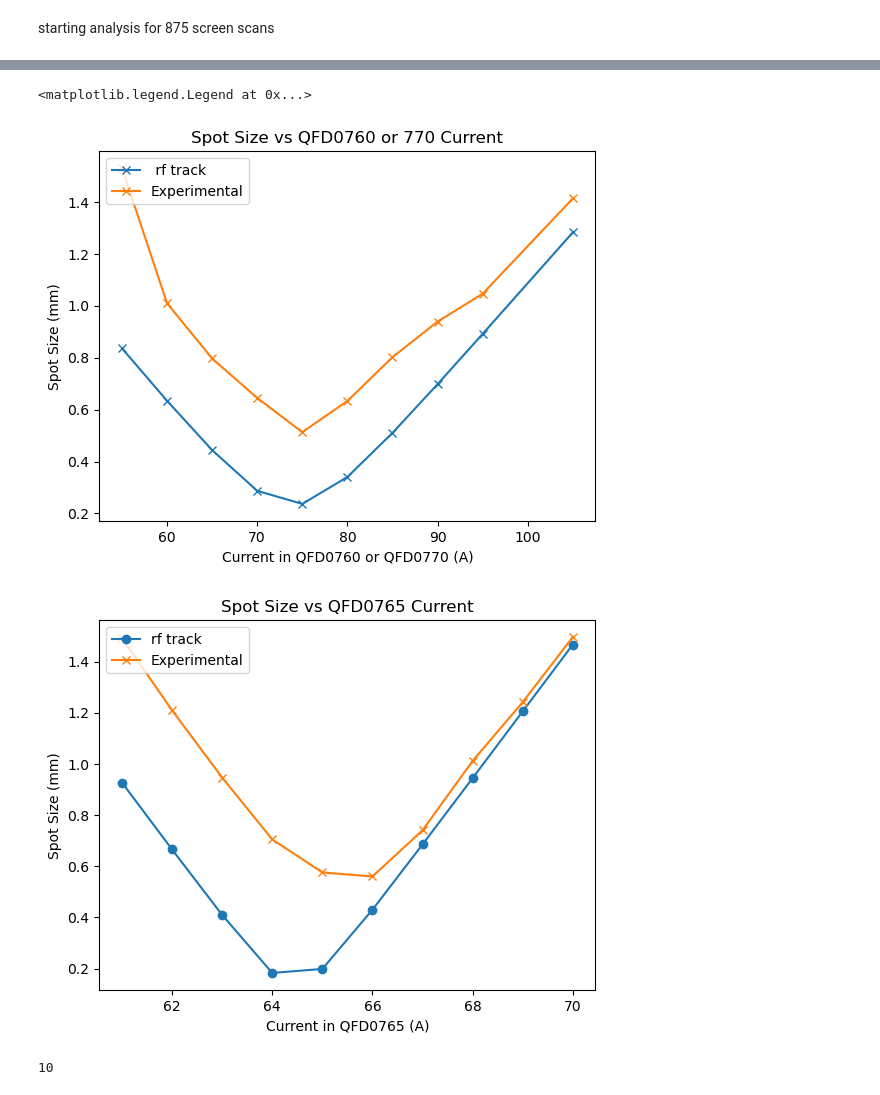
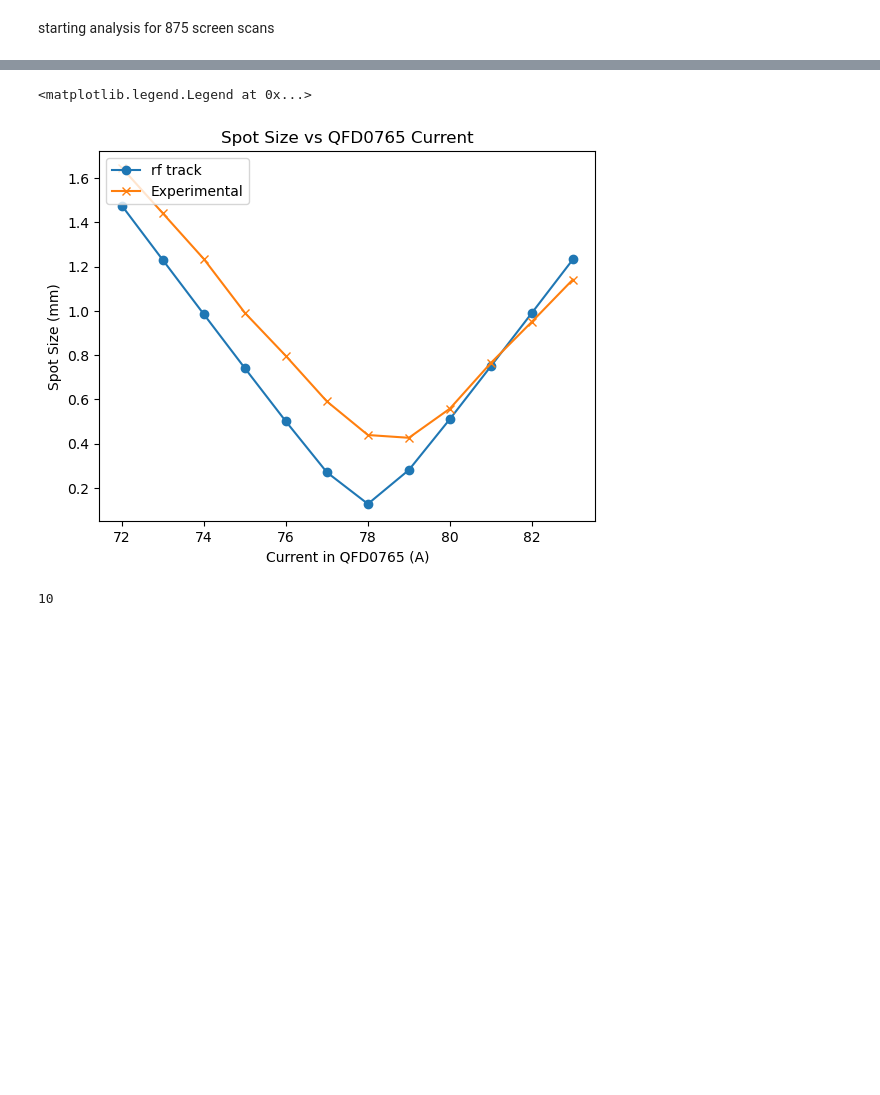
Before and after one commit to sabrinawaa/DPhil_Project, a Jupyter notebook: fake_quad_scan_CLEAR.ipynb, the cells around one changed output, grey strips where cells are left out. Cells and saved outputs as stored; diff of their text form; code cells hidden in the pictures; blank space fills up the shorter version.

```diff
--- a/fake_quad_scan_CLEAR.ipynb
+++ b/fake_quad_scan_CLEAR.ipynb
@@ -169,8 +133,8 @@ for magnet, i in [(770, df_7670), (765, df_765)]:
 # %% [markdown]
 starting analysis for 875 screen scans
 # %%
-csv_path = "/Users/sabrinawang/Desktop/DPhil_Project/CLEAR_experiments/May2026/quad_scan875_large_new.csv"
-energy = 199.2#MeV
+csv_path = "/Users/sabrinawang/Desktop/DPhil_Project/CLEAR_experiments/Aug2026/quad_scan875_large_new.csv"
+energy = 193.4#MeV
 df_875 = pd.read_csv(csv_path)
 df_875
 # %% [output]
@@ -435,7 +335,7 @@ fit
 from CLEAR_line import get_beamline
 import RF_Track
 start = 'CA.QFD0350' #'CA.ACS0270S_MECH'
-end = 'CA.QFD0760' #'CA.STLINE$END'
+end = 'CA.QDD0765' #'CA.STLINE$END'
 
 Twiss = RF_Track.Bunch6d_twiss()
 
@@ -467,9 +367,25 @@ Twiss.mean_yp = 0.0
 energy = 197.3
 quad_currents = np.array([11, 32, 22, 19, 39.4, 18,54.5,94.3,4])
 
+#twiss 20_08_2026 from 390 quad scan, at 350
+Twiss.beta_x = 12.5        # m
+Twiss.beta_y =  39.3   # m
+Twiss.alpha_x = -1.6
+Twiss.alpha_y = -4
+Twiss.emitt_x = 17.0     # mm.mrad normalised emittance
+Twiss.emitt_y = 27.1
+
+Twiss.beta_x = 12.5        # m
+Twiss.beta_y =  39.3   # m
+Twiss.alpha_x = -1.6
+Twiss.alpha_y = -4
+Twiss.emitt_x = 17.0     # mm.mrad normalised emittance
+Twiss.emitt_y = 27.1
+
+quad_currents = np.array([13, 21.5, 6, 0, 0.2, 0.1, 47.8, 81.9, 42.8, 0, 0])
 
 
-CLEAR_lattice = get_beamline("CLEAR_Beamline_Survey.txt",start, end, energy, quad_currents,include_end = False,Q=-1)
+CLEAR_lattice = get_beamline("../CLEAR_Beamline_Survey.txt",start, end, energy, quad_currents,include_end = False,Q=-1)
 mass = RF_Track.electronmass    # particle mass in MeV/c^2
 population = 10 * RF_Track.nC               # number of particles per bunch
 Q = -1                          # particle charge in e units
@@ -483,7 +399,7 @@ P1 = CLEAR_lattice.track(P0)        # Track the reference particle
 B1 = CLEAR_lattice.track(B0)
 
 
-T = CLEAR_lattice.get_transport_table('%S %emitt_x %beta_x %alpha_x %gamma_x %emitt_y %beta_y %alpha_y %gamma_y')
+T = CLEAR_lattice.get_transport_table('%S %emitt_x %beta_x %alpha_x %emitt_y %beta_y %alpha_y')
 
 R = B1.get_phase_space('%x %xp %y %yp %E %z')
 T[-1]
@@ -561,26 +513,25 @@ sigs at 875 from T: [1.46564026 1.06290188] sig_x from M: 1.4656329286312306 sig
 # %%
-sigx7670_s1_out1 = np.sqrt(sigx7670_s1_out**2 - 0.**2)
+# sigx7670_s1_out1 = np.sqrt(sigx7670_s1_out**2 - 0.**2)
 
-plt.figure()
-plt.plot(current7670_s1_out, spot_sizes_x, 'x-', label=' rf track')
-plt.plot(current7670_s1_out, sigx7670_s1_out1, 'x-', label='Experimental')
-plt.xlabel('Current in QFD0760 or QFD0770 (A)')
-plt.ylabel('Spot Size (mm)')
-plt.title('Spot Size vs QFD0760 or 770 Current')
-plt.legend(loc=2)
+# plt.figure()
+# plt.plot(current7670_s1_out, spot_sizes_x, 'x-', label=' rf track')
+# plt.plot(current7670_s1_out, sigx7670_s1_out1, 'x-', label='Experimental')
+# plt.xlabel('Current in QFD0760 or QFD0770 (A)')
+# plt.ylabel('Spot Size (mm)')
+# plt.title('Spot Size vs QFD0760 or 770 Current')
+# plt.legend(loc=2)
 
 
 plt.figure()
 plt.plot(current765, spot_sizes_y, 'o-', label='rf track')
 plt.plot(current765, sigy765_s1_out, 'x-', label='Experimental')
 plt.xlabel('Current in QFD0765 (A)')
 plt.ylabel('Spot Size (mm)')
 plt.title('Spot Size vs QFD0765 Current')
 plt.legend(loc=2)
 # %% [output]
 <matplotlib.legend.Legend at 0x...>
-[figure, old version]
+[figure, new version]
-[figure, removed]
 # %%
 len(sigx7670_s1_out)
 # %% [output]
```
Also changed, not shown: parts of 15 cells of this notebook, 16 other files.
